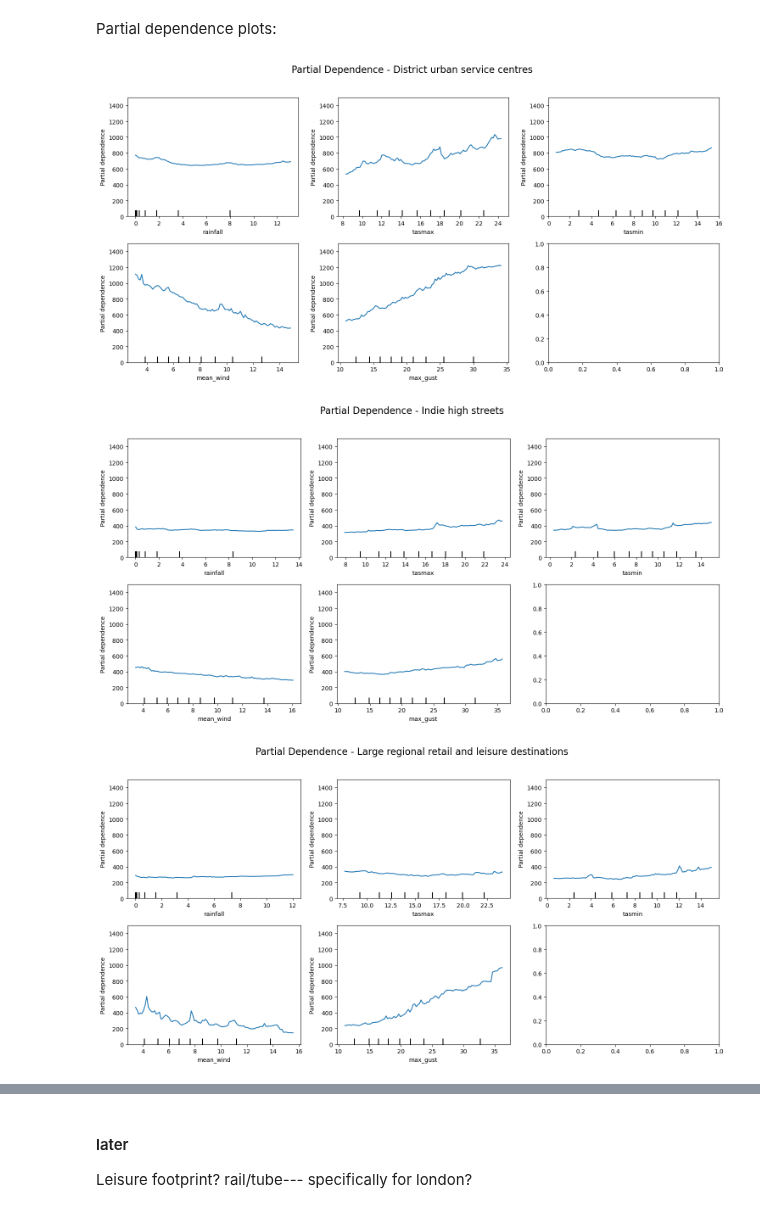
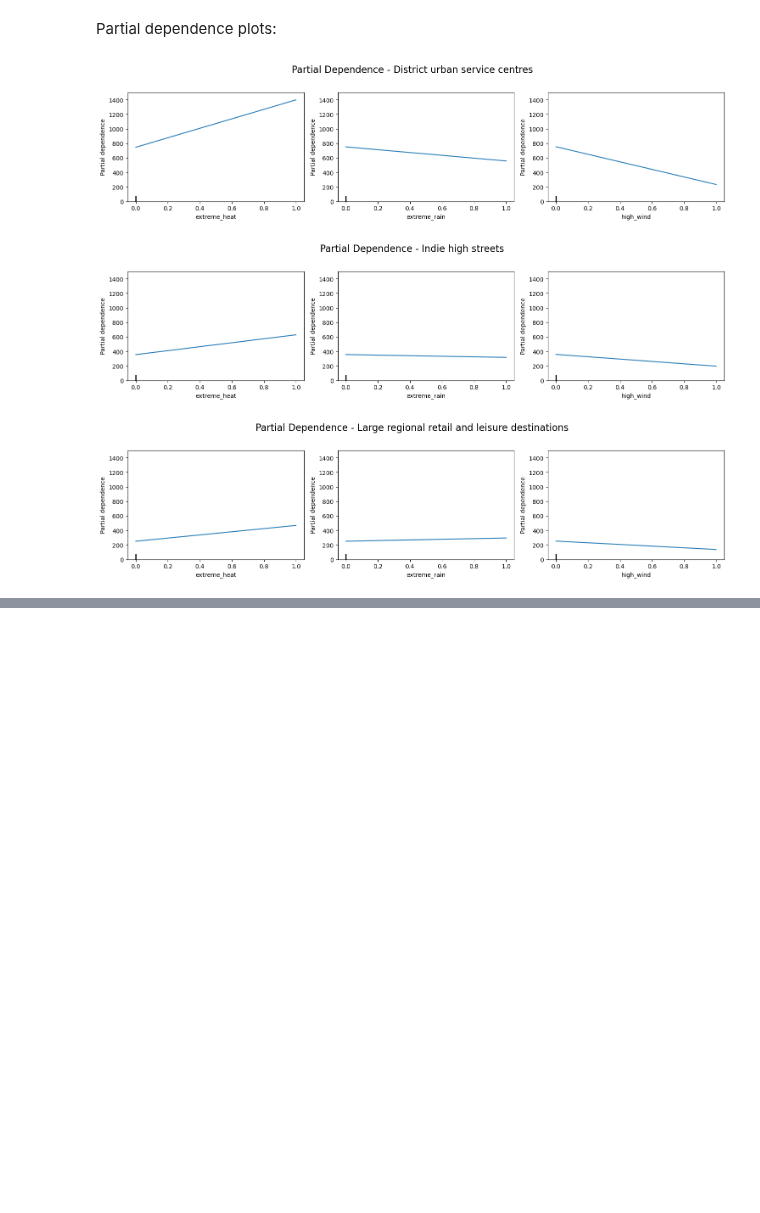
Before and after one commit to stefankrysa/MScDissertation, a Jupyter notebook: modelling.ipynb, the cells around one changed output, grey strips where cells are left out. Cells and saved outputs as stored; diff of their text form; code cells hidden in the pictures; blank space fills up the shorter version.

Commit message:
location means baselines, PDPs, getting some results fr

```diff
--- a/modelling.ipynb
+++ b/modelling.ipynb
@@ -1269,6 +1012,7 @@ randomState_dt = 10000
 
 # features list
 features = [
+    'location_mean_footfall',
     'Residential Population (Weighted Catchment)',
     'Retail Footprint Score',
     'Leisure_Footprint_Score',
@@ -1393,9 +1120,6 @@ for name, group_data in df_model2.groupby('groupName'):
 
     X = group_data[weather_vars].copy()
     y = group_data['events']
-
-    # handle missing values (robustness)
-    X = X.fillna(X.median())
 
     # fit tuned model
     model = RandomForestRegressor(
@@ -1438,0 +1490,24 @@ for name, group_data in df_model2.groupby('groupName'):
+# %%
+# define target and features
+target = 'events'
+
+# features list
+features = [
+    'location_mean_footfall',
+    'Residential Population (Weighted Catchment)',
+    'Tourism Score',
+    'Retail Footprint Score',
+    'Leisure_Footprint_Score',
+    'weekend',
+    'holiday',
+] + [col for col in df_model.columns if col.startswith('season_') or col.startswith('groupName_')] + ['extreme_heat', 'extreme_rain', 'high_wind']
+
+# split the data into training and testing sets
+random_state_split = 100  # for reproducibility
+
+train_x, test_x, train_y, test_y = train_test_split(
+    df_model[features],      # predictor variables
+    df_model[target],        # target variable
+    test_size=0.2,           # 80% train, 20% test
+    random_state=random_state_split
+)
@@ -1442,6 +1674,7 @@ randomState_dt = 10000
 
 # features list
 features = [
+    'location_mean_footfall',
     'Residential Population (Weighted Catchment)',
     'Retail Footprint Score',
     'Leisure_Footprint_Score',
@@ -1525,45 +1776,44 @@ for name, group_data in df_model2.groupby(group_col):
 # %% [markdown]
 Partial dependence plots:
 # %%
+weather_vars = ['extreme_heat', 'extreme_rain', 'high_wind']
+
 for name, group_data in df_model2.groupby('groupName'):
     if len(group_data) < 30:
         continue  # skip small groups
 
     X = group_data[weather_vars].copy()
     y = group_data['events']
-
-    # handle missing values (robustness)
-    X = X.fillna(X.median())
 
     # fit tuned model
     model = RandomForestRegressor(
         random_state=randomState_dt,
         **clf.best_params_
     ).fit(X, y)
 
     # prepare layout
     n_features = len(weather_vars)
     n_cols = 3
     n_rows = math.ceil(n_features / n_cols)
 
     fig, ax = plt.subplots(n_rows, n_cols, figsize=(5 * n_cols, 4 * n_rows))
     ax = np.atleast_1d(ax).flatten()
 
     # plot partial dependence
     PartialDependenceDisplay.from_estimator(
         model,
         X,
         features=weather_vars,
         ax=ax[:n_features]
     )
 
     for axis in ax[:n_features]:
         axis.set_ylim(0, 1500)  # optional: adjust y-limits for interpretability
 
     plt.suptitle(f'Partial Dependence - {name}', fontsize=16)
     plt.tight_layout(rect=[0, 0.03, 1, 0.95])
     plt.show()
 # %% [output]
-[figure, old version]
+[figure, new version]
-[figure, old version]
+[figure, new version]
-[figure, old version]
+[figure, new version]
@@ -1575,5 +1824,0 @@ for name, group_data in df_model2.groupby('groupName'):
-# %% [markdown]
-#### later
-
-Leisure footprint?
-rail/tube--- specifically for london?
```
Also changed, not shown: parts of 127 cells of this notebook.
